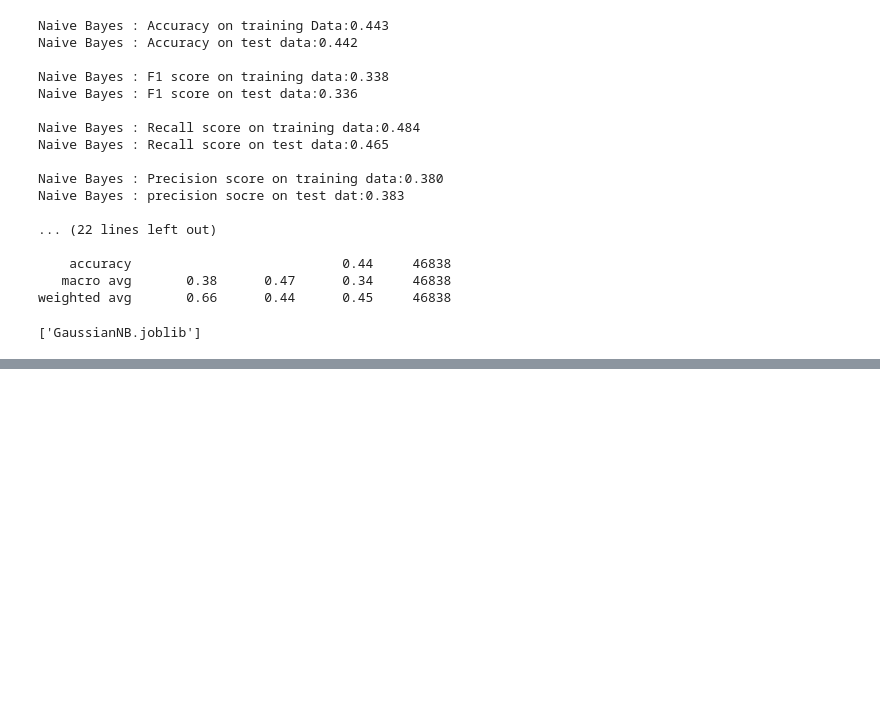
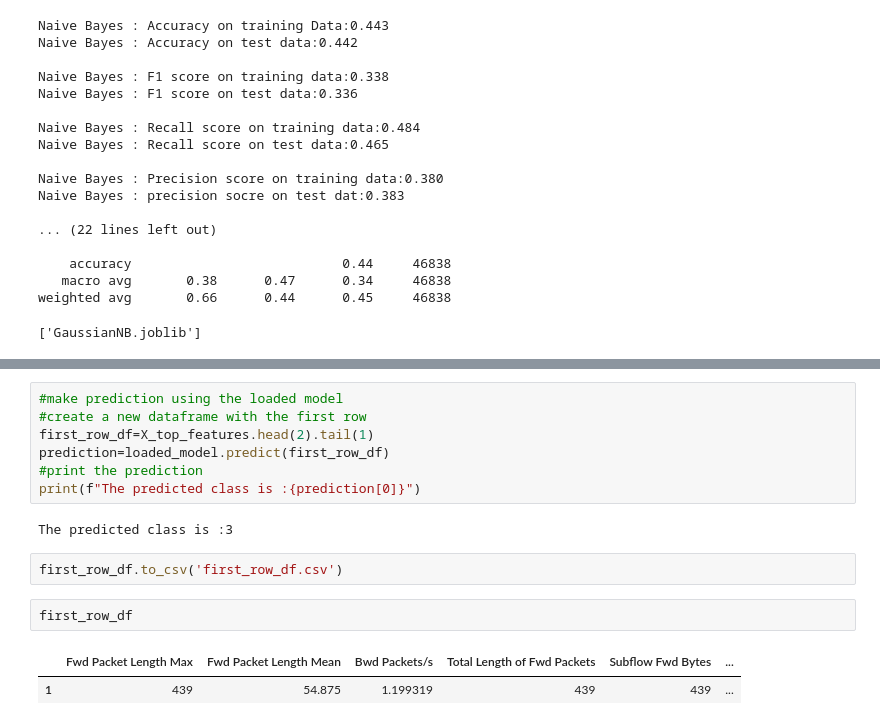
Before and after one commit to rosangithub/ANIDS, a Jupyter notebook: ANIDS.ipynb, the cells around one changed output, grey strips where cells are left out. Cells and saved outputs as stored; diff of their text form; blank space fills up the shorter version.

Commit message:
complete making stacking model and splitiing the data into  different parts

```diff
--- a/ANIDS.ipynb
+++ b/ANIDS.ipynb
@@ -756,0 +893,16 @@ weighted avg       0.94      0.94      0.93     46838
+# %%
+#make prediction using the loaded model
+#create a new dataframe with the first row
+first_row_df=X_top_features.head(2).tail(1)
+prediction=loaded_model.predict(first_row_df)
+#print the prediction
+print(f"The predicted class is :{prediction[0]}")
+# %% [output]
+The predicted class is :3
+# %%
+first_row_df.to_csv('first_row_df.csv')
+# %%
+first_row_df
+# %% [output]
+|  | Fwd Packet Length Max | Fwd Packet Length Mean | Bwd Packets/s | Total Length of Fwd Packets | Subflow Fwd Bytes | ... |
+| 1 | 439 | 54.875 | 1.199319 | 439 | 439 | ... |
```
Also changed, not shown: parts of 16 cells of this notebook.
